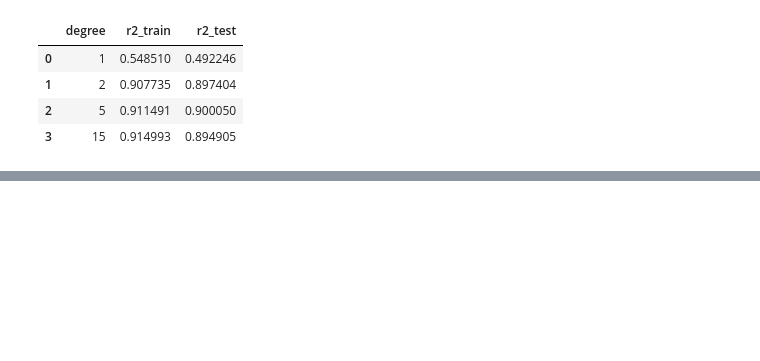
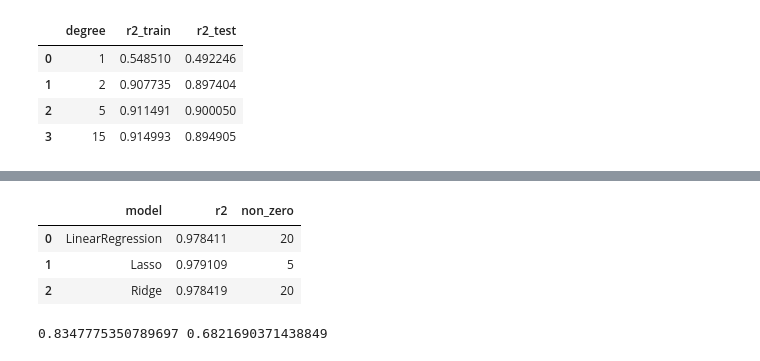
Before and after one commit to dmitriy-shtefan/python-ai, a Jupyter notebook: заняття_7/notebooks/notebook.ipynb, the cells around one changed output, grey strips where cells are left out. Saved outputs shown, nothing was run; the diff lists cells and outputs as text; code cells hidden in the pictures; blank space fills up the shorter version.

```diff
--- a/заняття_7/notebooks/notebook.ipynb
+++ b/заняття_7/notebooks/notebook.ipynb
@@ -84,3 +100,5 @@ pd.DataFrame(metrics)
 | 1 | 2 | 0.907735 | 0.897404 |
 | 2 | 5 | 0.911491 | 0.900050 |
 | 3 | 15 | 0.914993 | 0.894905 |
+# %%
+X, y = make_regression(n_samples=500, n_features=20, n_informative=5, noise=10, random_state=42)
@@ -86,0 +109,36 @@ pd.DataFrame(metrics)
+# %%
+
+
+X_train, X_test, y_train, y_test = train_test_split(X, y, test_size=0.2, random_state=42)
+# %%
+
+
+models = {
+    "LinearRegression": Pipeline(steps=[
+        ("scaler", StandardScaler()),
+        ("model", LinearRegression())
+    ]),
+    "Lasso": Pipeline(steps=[
+        ("scaler", StandardScaler()),
+        ("model", Lasso(alpha=1.0, max_iter=1000))
+    ]),
+    "Ridge": Pipeline(steps=[
+        ("scaler", StandardScaler()),
+        ("model", Ridge(alpha=0.1))
+    ])
+}
+
+rows = []
+for name, model in models.items():
+    model.fit(X_train, y_train)
+
+    y_pred = model.predict(X_test)
+
+    coef = model.named_steps['model'].coef_
+    print(coef)
+    non_zero = np.sum(np.abs(coef) > 0.0000001)
+    rows.append({
+        "model": name,
+        "r2": r2_score(y_test, y_pred),
+        "non_zero": non_zero
+    })
@@ -86,0 +160,30 @@ pd.DataFrame(metrics)
+# %%
+pd.DataFrame(rows)
+# %% [output]
+|  | model | r2 | non_zero |
+| 0 | LinearRegression | 0.978411 | 20 |
+| 1 | Lasso | 0.979109 | 5 |
+| 2 | Ridge | 0.978419 | 20 |
+# %%
+from sklearn.datasets import fetch_california_housing
+from sklearn.tree import DecisionTreeRegressor
+
+housing_df = fetch_california_housing(as_frame=True).frame
+
+X = housing_df.drop(columns=["MedHouseVal"])
+y = housing_df["MedHouseVal"]
+
+X_train, X_test, y_train, y_test = train_test_split(X, y, test_size=0.2, random_state=42)
+
+model = DecisionTreeRegressor(max_depth=10, random_state=42)
+model.fit(X_train, y_train)
+
+y_pred = model.predict(X_test)
+y_train_pred = model.predict(X_train)
+
+r2_train = r2_score(y_train, y_train_pred)
+r2_test = r2_score(y_test, y_pred)
+
+print(r2_train, r2_test)
+# %% [output]
+0.8347775350789697 0.6821690371438849
```
Also changed, not shown: parts of 6 cells of this notebook.
